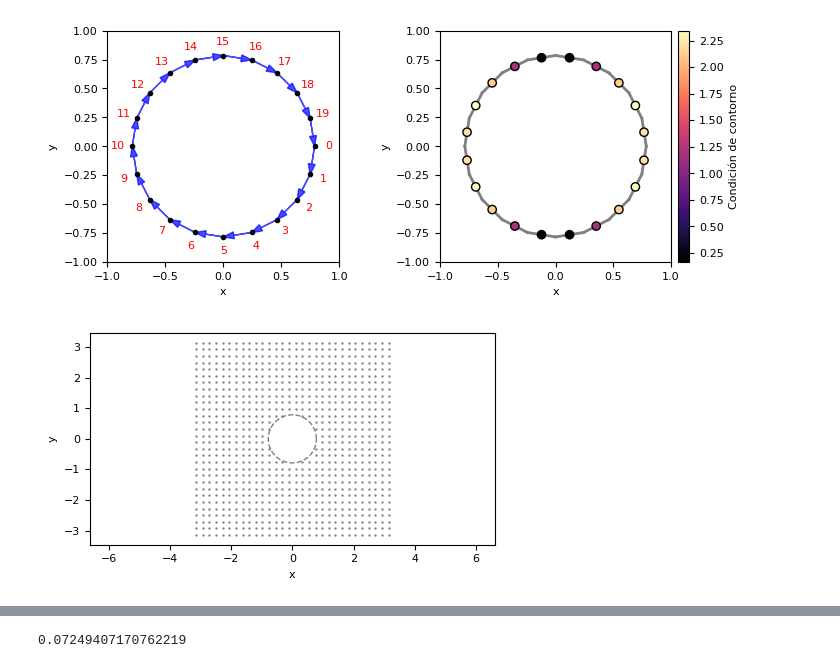
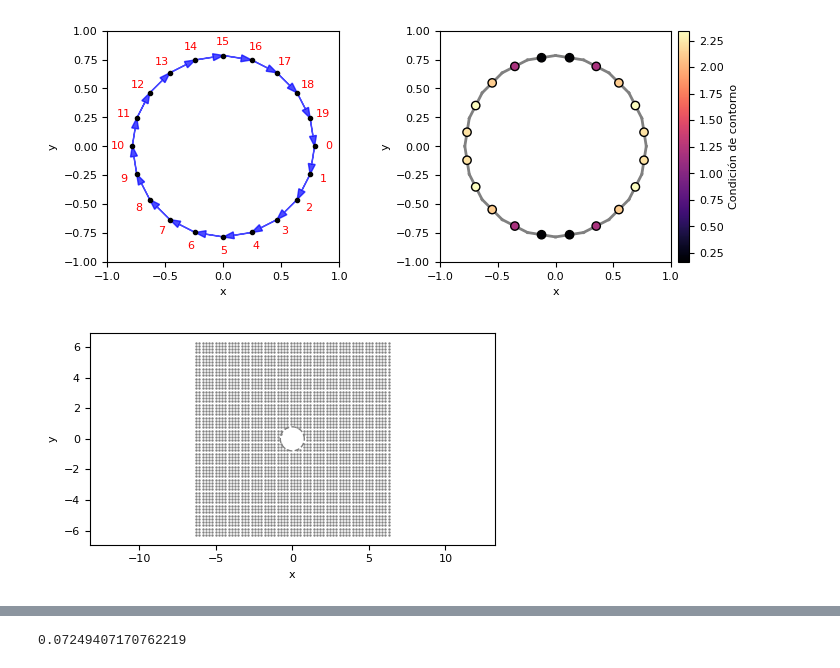
Before and after one commit to oscar-rincon/comparative-bem-pinns, a Jupyter notebook: main/bem/generalization_bem.ipynb, the cells around one changed output, grey strips where cells are left out. Drawn from its saved outputs; the diff is of its cells as text; code cells hidden in the pictures.

```diff
--- a/main/bem/generalization_bem.ipynb
+++ b/main/bem/generalization_bem.ipynb
@@ -117,34 +114,34 @@ def plot_edges_and_field(vertices, elementos, centros, f, integration_points=Non
     plt.show()
 # %%
 # Generar puntos en el dominio rectangular excluyendo un círculo
-n_dom = 30
+n_dom = 2*30
 points_outside, points_inside = generateInteriorPoints_excluding_circle(
     Nx=n_dom, Ny=n_dom,
-    xmin=-np.pi, xmax=np.pi,
-    ymin=-np.pi, ymax=np.pi,
+    xmin=-2*np.pi, xmax=2*np.pi,
+    ymin=-2*np.pi, ymax=2*np.pi,
     r_exclude=np.pi / 4
 )
 
 plt.figure(figsize=(4.5, 2.5))
 plt.scatter(points_outside[:, 0], points_outside[:, 1], color='gray', s=0.5, label='Dominio')
 #plt.scatter(points_inside[:, 0], points_inside[:, 1], color='red', s=5, label='Dentro del círculo')
 
 # Dibujar el círculo excluido para referencia visual
 theta = np.linspace(0, 2 * np.pi, 300)
 r_exclude = np.pi / 4
 x_circ = r_exclude * np.cos(theta)
 y_circ = r_exclude * np.sin(theta)
 plt.plot(x_circ, y_circ, '--', color='gray', label='Obstáculo', linewidth=1.0)
 
 plt.axis('equal')
 #plt.grid(True)
 plt.xlabel("x")
 plt.ylabel("y")
 #plt.legend(loc='center left', bbox_to_anchor=(1.02, 0.5), borderaxespad=0)
 plt.tight_layout()
 plt.savefig("figs/domain_points.svg", dpi=150, bbox_inches='tight')
 plt.show()
 # %% [output]
-[figure, old version]
+[figure, new version]
 # %%
 # Generar puntos en el dominio rectangular excluyendo un círculo
```
Also changed, not shown: parts of 5 cells of this notebook.
